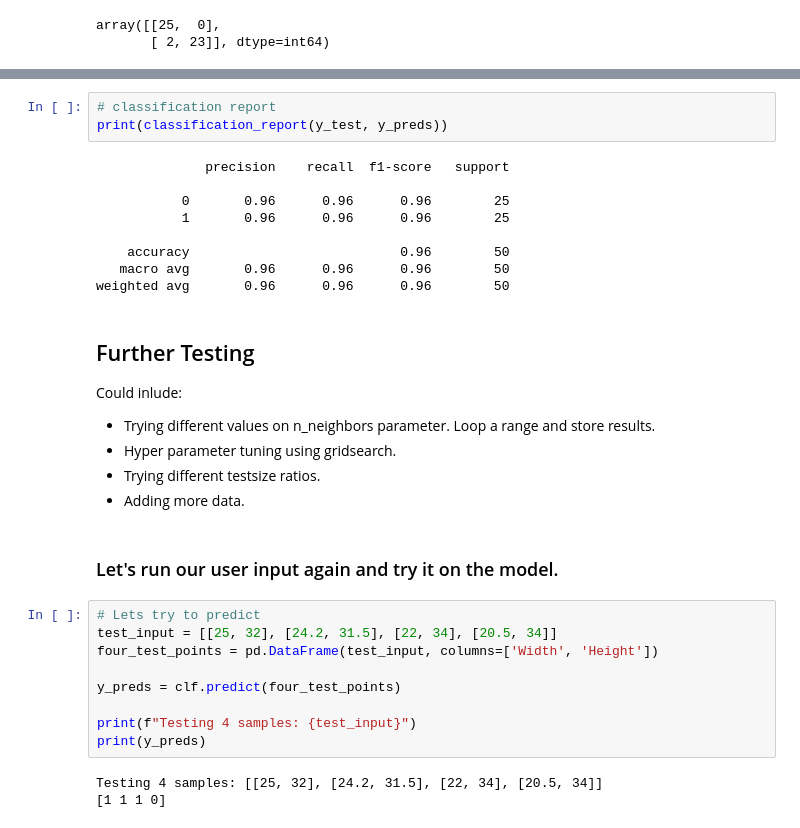
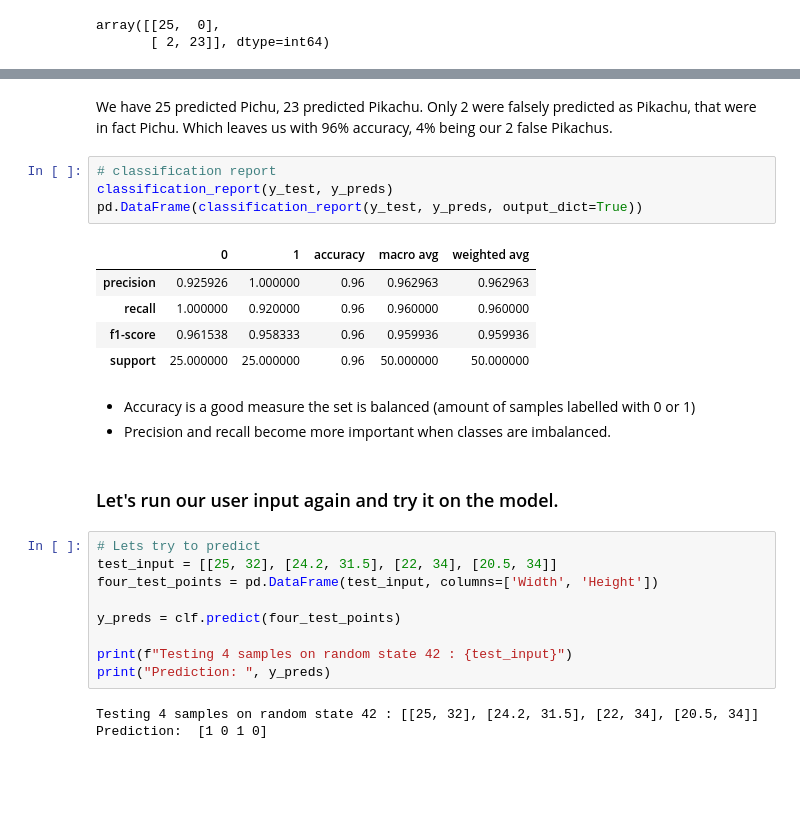
Before and after one commit to smlatic/Python-Edin-Smlatic, a Jupyter notebook: labs/Lab2/Lab2-pokemon.ipynb, the cells around one changed output, grey strips where cells are left out. Drawn from its saved outputs; the diff is of its cells as text; blank space fills up the shorter version.

```diff
--- a/labs/Lab2/Lab2-pokemon.ipynb
+++ b/labs/Lab2/Lab2-pokemon.ipynb
@@ -270,22 +284,18 @@ plt.ylabel("Predicted label");
+# %% [markdown]
+We have 25 predicted Pichu, 23 predicted Pikachu. Only 2 were falsely predicted as Pikachu, that were in fact Pichu. Which leaves us with 96% accuracy, 4% being our 2 false Pikachus.
 # %%
 # classification report
-print(classification_report(y_test, y_preds))
+classification_report(y_test, y_preds)
+pd.DataFrame(classification_report(y_test, y_preds, output_dict=True))
 # %% [output]
-              precision    recall  f1-score   support
-
-           0       0.96      0.96      0.96        25
-           1       0.96      0.96      0.96        25
-
-    accuracy                           0.96        50
-   macro avg       0.96      0.96      0.96        50
-weighted avg       0.96      0.96      0.96        50
+|  | 0 | 1 | accuracy | macro avg | weighted avg |
+| precision | 0.925926 | 1.000000 | 0.96 | 0.962963 | 0.962963 |
+| recall | 1.000000 | 0.920000 | 0.96 | 0.960000 | 0.960000 |
+| f1-score | 0.961538 | 0.958333 | 0.96 | 0.959936 | 0.959936 |
+| support | 25.000000 | 25.000000 | 0.96 | 50.000000 | 50.000000 |
-# %% [markdown]
-## Further Testing
-Could inlude:
-- Trying different values on n_neighbors parameter. Loop a range and store results.
-- Hyper parameter tuning using gridsearch.
-- Trying different testsize ratios.
-- Adding more data.
+# %% [markdown]
+* Accuracy is a good measure the set is balanced (amount of samples labelled with 0 or 1)
+* Precision and recall become more important when classes are imbalanced.
 # %% [markdown]
 ### Let's run our user input again and try it on the model.
 # %%
@@ -295,8 +305,8 @@ four_test_points = pd.DataFrame(test_input, columns=['Width', 'Height'])
 
 y_preds = clf.predict(four_test_points)
 
-print(f"Testing 4 samples: {test_input}")
-print(y_preds)
+print(f"Testing 4 samples on random state 42 : {test_input}")
+print("Prediction: ", y_preds)
 # %% [output]
-Testing 4 samples: [[25, 32], [24.2, 31.5], [22, 34], [20.5, 34]]
-[1 1 1 0]
+Testing 4 samples on random state 42 : [[25, 32], [24.2, 31.5], [22, 34], [20.5, 34]]
+Prediction:  [1 0 1 0]
```
Also changed, not shown: parts of 18 cells of this notebook.
